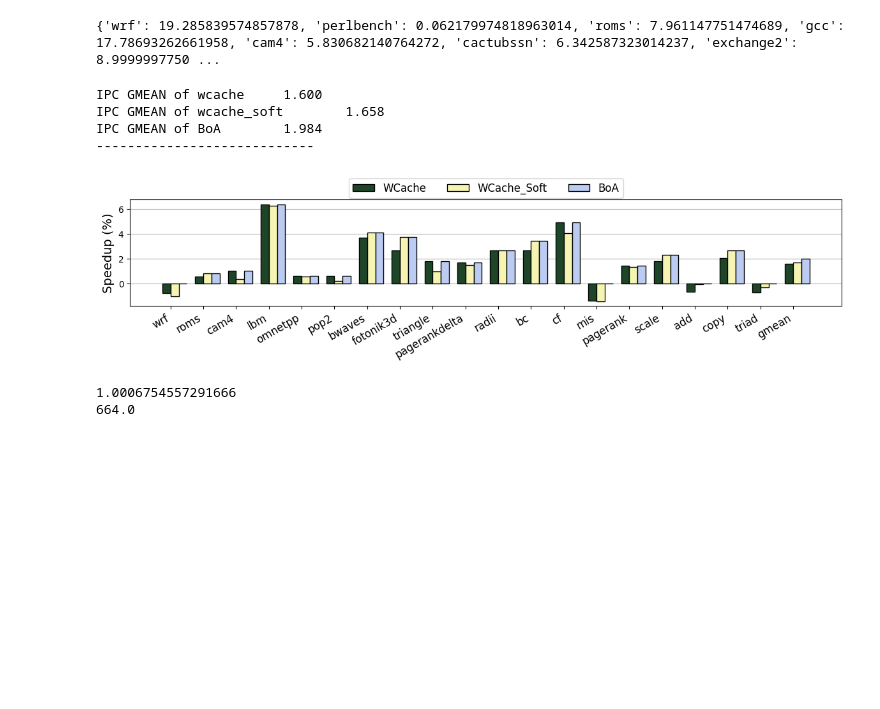
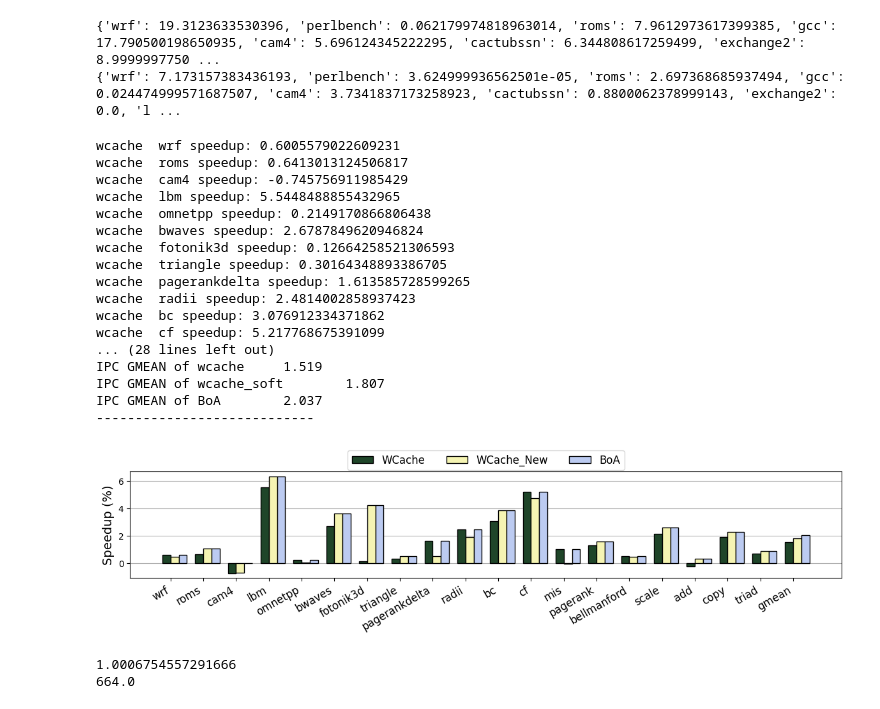
Before and after one commit to panzerox123/champsim-bard, a Jupyter notebook: data/wcache.ipynb, the cells around one changed output. Drawn from its saved outputs; the diff is of its cells as text; code cells hidden in the pictures; blank space fills up the shorter version.

Commit message:
renamed wlru_soft to wlru -- also changed set sampling to choose random victim

```diff
--- a/data/wcache.ipynb
+++ b/data/wcache.ipynb
@@ -30,28 +30,31 @@ def read_csv_file(filename: str) -> dict:
     return d
 
 EXCLUDE = []
-MPKI_MIN = 2.5
+MPKI_MIN = 0.0
+WPKI_MIN = 2.5
 
-def get_stats_for_builds(builds: list[str], stat_name: str, reference_mpki: dict, reference_wrr: dict, mpki_min=MPKI_MIN, wrr_min=0.2) -> dict:
+def get_stats_for_builds(builds: list[str], stat_name: str, reference_mpki: dict, reference_wpki: dict, mpki_min=MPKI_MIN, wpki_min=WPKI_MIN) -> dict:
     out = {}
 
     for b in builds:
         d = read_csv_file(f'{b}.csv')
         out[b] = { w: stats[stat_name] for (w,stats) in d.items()\
-                  if reference_mpki[w] >= mpki_min\
-                  and reference_wrr[w] >= wrr_min\
-                  and w not in EXCLUDE }
+                  if w not in EXCLUDE\
+                  and reference_mpki[w] >= mpki_min\
+                  and reference_wpki[w] >= wpki_min }
     return out
 # %%
 baseline_stats = read_csv_file('baseline.csv')
 reference_mpki = { w: stats['MPKI'] for (w,stats) in baseline_stats.items() }
-reference_wrr = { w: stats['Write-Read-Ratio'] for (w,stats) in baseline_stats.items() }
+reference_wpki = { w: stats['WPKI'] for (w,stats) in baseline_stats.items() }
 print(reference_mpki)
+print(reference_wpki)
 # %% [output]
-{'wrf': 19.285839574857878, 'perlbench': 0.062179974818963014, 'roms': 7.961147751474689, 'gcc': 17.78693262661958, 'cam4': 5.830682140764272, 'cactubssn': 6.342587323014237, 'exchange2': 8.9999997750 ...
+{'wrf': 19.3123633530396, 'perlbench': 0.062179974818963014, 'roms': 7.9612973617399385, 'gcc': 17.790500198650935, 'cam4': 5.696124345222295, 'cactubssn': 6.344808617259499, 'exchange2': 8.9999997750 ...
+{'wrf': 7.173157383436193, 'perlbench': 3.624999936562501e-05, 'roms': 2.697368685937494, 'gcc': 0.024474999571687507, 'cam4': 3.7341837173258923, 'cactubssn': 0.8800062378999143, 'exchange2': 0.0, 'l ...
 # %%
 def plot_relative_stat(output_file, builds: list[str], stat_name: str, y_label: str, labels: list, color_list: list, negate=False, percentage=False, plot_best_of_all=False):
-    stats = get_stats_for_builds(builds, stat_name, reference_mpki=reference_mpki, reference_wrr=reference_wrr)
+    stats = get_stats_for_builds(builds, stat_name, reference_mpki=reference_mpki, reference_wpki=reference_wpki)
 
     n_labels = len(builds)
     if plot_best_of_all:
@@ -85,6 +88,10 @@ def plot_relative_stat(output_file, builds: list[str], stat_name: str, y_label:
         if negate:
             Y = -Y
 
+        for (ii, w) in enumerate(workload_order):
+            print(f'{b}\t{w} speedup: {Y[ii]}')
+        print('----------------------------')
+
         gmean_list.append(Y[-1])
         ax.bar(X+off, Y, width, color=color_list[i-1], label=labels[i-1], zorder=3, edgecolor='k')
         off += width
@@ -107,6 +114,7 @@ def plot_relative_stat(output_file, builds: list[str], stat_name: str, y_label:
     ax.set_xticks(X + (len(builds)-2)/2 * width, workload_order, rotation=30, ha='right', fontsize=12)
     ax.grid(visible=True, axis='y', zorder=0)
 
+
     ax.legend(fontsize=12, bbox_to_anchor=(0.5,1.25), ncol=n_labels, loc='upper center')
     plt.tight_layout()
     plt.savefig(output_file, bbox_inches='tight')
@@ -122,18 +130,31 @@ def plot_relative_stat(output_file, builds: list[str], stat_name: str, y_label:
 # %%
 # Main evaluations:
 plot_relative_stat('plots/main_evals_lru.pdf',
                    ['baseline', 'wcache', 'wcache_soft'],
                    'IPC',
                    'Speedup (%)',
-                   ['WCache', 'WCache_Soft'],
+                   ['WCache', 'WCache_New'],
                    [C3, C1, C4],
                    percentage=True, plot_best_of_all=True)
 # %% [output]
-IPC GMEAN of wcache     1.600
-IPC GMEAN of wcache_soft        1.658
-IPC GMEAN of BoA        1.984
+wcache  wrf speedup: 0.6005579022609231
+wcache  roms speedup: 0.6413013124506817
+wcache  cam4 speedup: -0.745756911985429
+wcache  lbm speedup: 5.5448488855432965
+wcache  omnetpp speedup: 0.2149170866806438
+wcache  bwaves speedup: 2.6787849620946824
+wcache  fotonik3d speedup: 0.12664258521306593
+wcache  triangle speedup: 0.30164348893386705
+wcache  pagerankdelta speedup: 1.613585728599265
+wcache  radii speedup: 2.4814002858937423
+wcache  bc speedup: 3.076912334371862
+wcache  cf speedup: 5.217768675391099
+... (28 lines left out)
+IPC GMEAN of wcache     1.519
+IPC GMEAN of wcache_soft        1.807
+IPC GMEAN of BoA        2.037
 ----------------------------
-[figure, old version]
+[figure, new version]
 # %%
 ### LRU SRAM OVERHEADS
 
```
Also changed, not shown: parts of 1 cell of this notebook, 7 other files.
